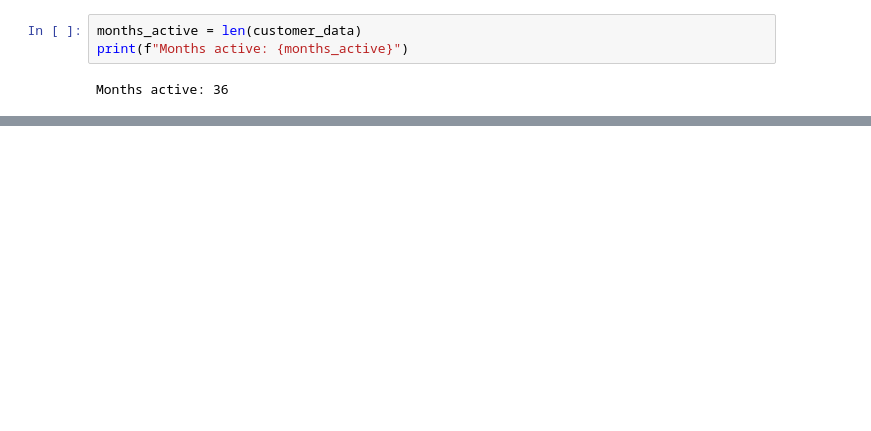
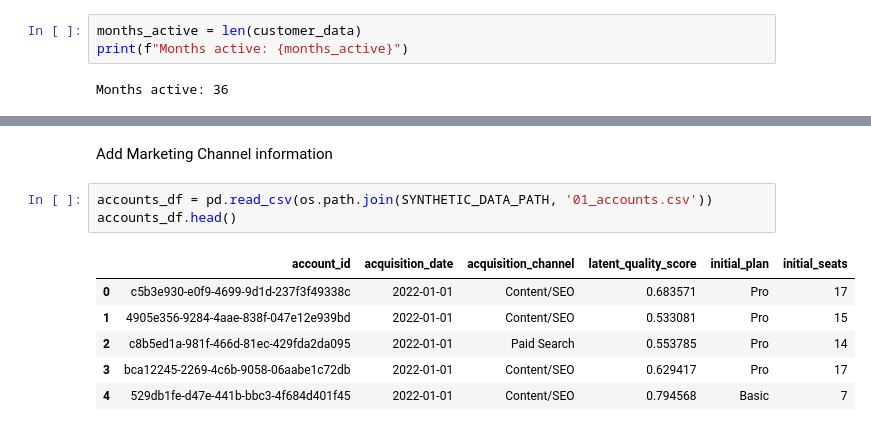
Before and after one commit to abhiprd/saas_gtm_analytics, a Jupyter notebook: notebooks/exploration/ltv_data_exploration.ipynb, the cells around one changed output, grey strips where cells are left out. Drawn from its saved outputs; the diff is of its cells as text; blank space fills up the shorter version.

```diff
--- a/notebooks/exploration/ltv_data_exploration.ipynb
+++ b/notebooks/exploration/ltv_data_exploration.ipynb
@@ -116,0 +381,12 @@ Status: Retained (Flat)
+# %% [markdown]
+Add Marketing Channel information
+# %%
+accounts_df = pd.read_csv(os.path.join(SYNTHETIC_DATA_PATH, '01_accounts.csv'))
+accounts_df.head()
+# %% [output]
+|  | account_id | acquisition_date | acquisition_channel | latent_quality_score | initial_plan | initial_seats |
+| 0 | c5b3e930-e0f9-4699-9d1d-237f3f49338c | 2022-01-01 | Content/SEO | 0.683571 | Pro | 17 |
+| 1 | 4905e356-9284-4aae-838f-047e12e939bd | 2022-01-01 | Content/SEO | 0.533081 | Pro | 15 |
+| 2 | c8b5ed1a-981f-466d-81ec-429fda2da095 | 2022-01-01 | Paid Search | 0.553785 | Pro | 14 |
+| 3 | bca12245-2269-4c6b-9058-06aabe1c72db | 2022-01-01 | Content/SEO | 0.629417 | Pro | 17 |
+| 4 | 529db1fe-d47e-441b-bbc3-4f684d401f45 | 2022-01-01 | Content/SEO | 0.794568 | Basic | 7 |
```
Also changed, not shown: parts of 43 cells of this notebook, 6 other files.
